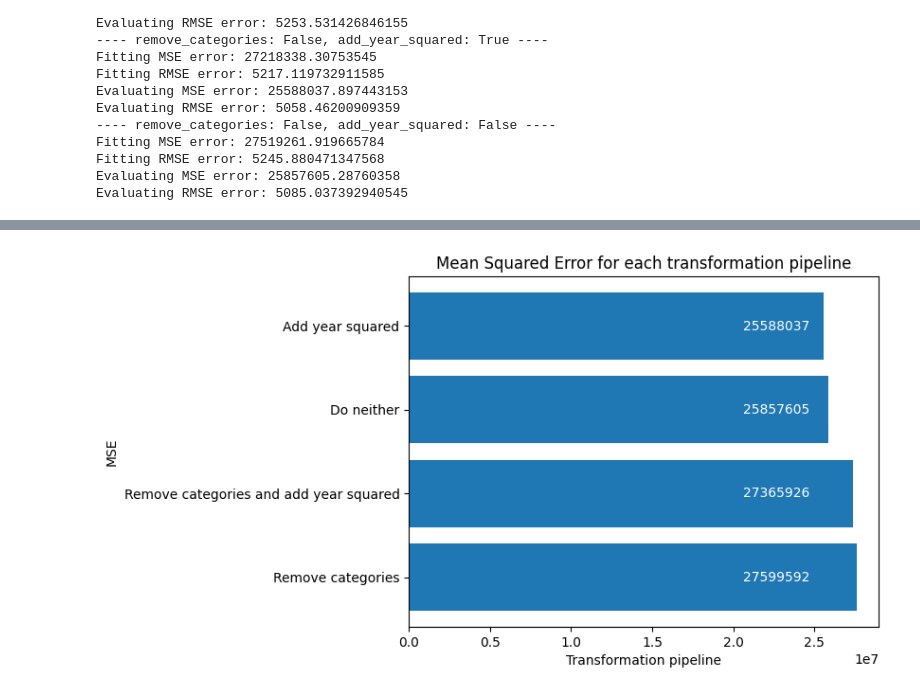
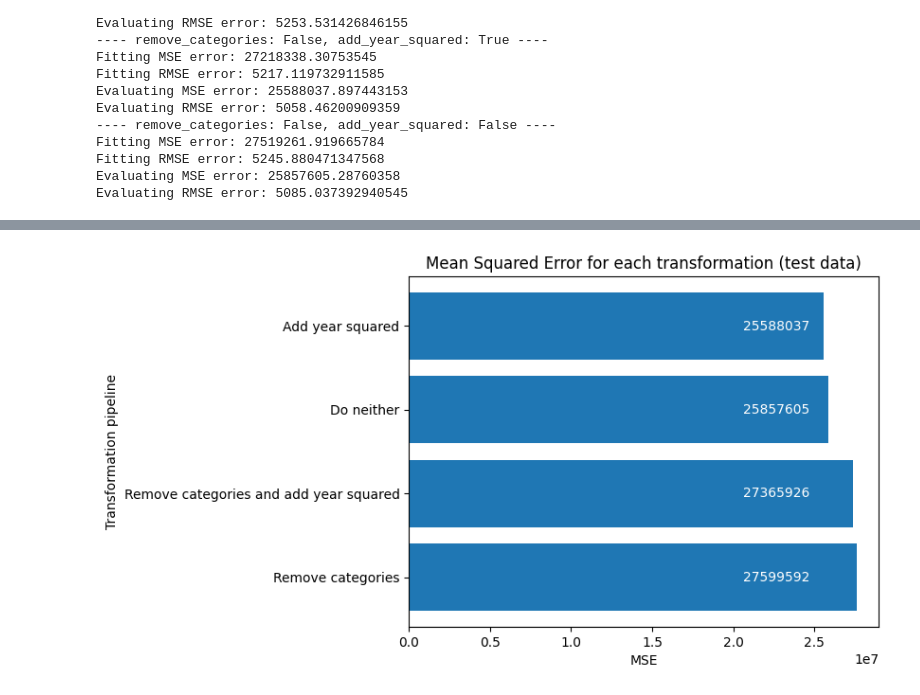
Before and after one commit to DaviGiordano/Multivariate-Linear-Regression-Car-Prices, a Jupyter notebook: All-car-price-pred.ipynb, the cells around one changed output, grey strips where cells are left out. Drawn from its saved outputs; the diff is of its cells as text; code cells hidden in the pictures.

```diff
--- a/All-car-price-pred.ipynb
+++ b/All-car-price-pred.ipynb
@@ -255,6 +255,7 @@ v_clean_test = pd.read_csv("./vehicles_cleaned_test.csv")
 
 are_cat_removed_vals = [True, False]
 is_year_squared_vals = [True, False]
+mse_train = [0, 0, 0, 0]
 mse = [0, 0, 0, 0]
 # %%
 i = 0
@@ -268,6 +269,7 @@ for are_cat_removed_val in are_cat_removed_vals:
         train_data_transf = transformations(data=train_data, are_cat_removed=are_cat_removed_val, is_year_squared=is_year_squared_val)
         X_train, d_train = get_arrays(data=train_data_transf)
         wo, fitting_error = regression(X=X_train, d=d_train)
+        mse_train[i] = np.mean(fitting_error**2)
         print(f"Fitting MSE error: {np.mean(fitting_error**2)}")
         print(f"Fitting RMSE error: {np.sqrt(np.mean(fitting_error**2))}")
 
@@ -304,24 +327,24 @@ Evaluating RMSE error: 5085.037392940545
 # %%
 error_legend = ['Remove categories and add year squared',
                 'Remove categories',
                 'Add year squared',
                 'Do neither'
                 ]
 sorted_error = sorted(zip(mse, error_legend), reverse=True)
 sorted_mse, sorted_legend = zip(*sorted_error)
 plt.barh(sorted_legend, sorted_mse)
 
 plt.text(sorted_mse[0]-0.7e7, 'Add year squared', str(int(sorted_mse[3])), va='center', color='white')
 plt.text(sorted_mse[0]-0.7e7, 'Do neither', str(int(sorted_mse[2])), va='center', color='white')
 plt.text(sorted_mse[0]-0.7e7, 'Remove categories and add year squared', str(int(sorted_mse[1])), va='center', color='white')
 plt.text(sorted_mse[0]-0.7e7, 'Remove categories', str(int(sorted_mse[0])), va='center', color='white')
 
-plt.title('Mean Squared Error for each transformation pipeline')
-plt.xlabel('Transformation pipeline')
-plt.ylabel('MSE')
+plt.title('Mean Squared Error for each transformation (test data)')
+plt.ylabel('Transformation pipeline')
+plt.xlabel('MSE')
 plt.show()
 # %% [output]
-[figure, old version]
+[figure, new version]
 # %% [markdown]
 # Resultados finais
 
```
Also changed, not shown: parts of 3 cells of this notebook, 1 other file.
